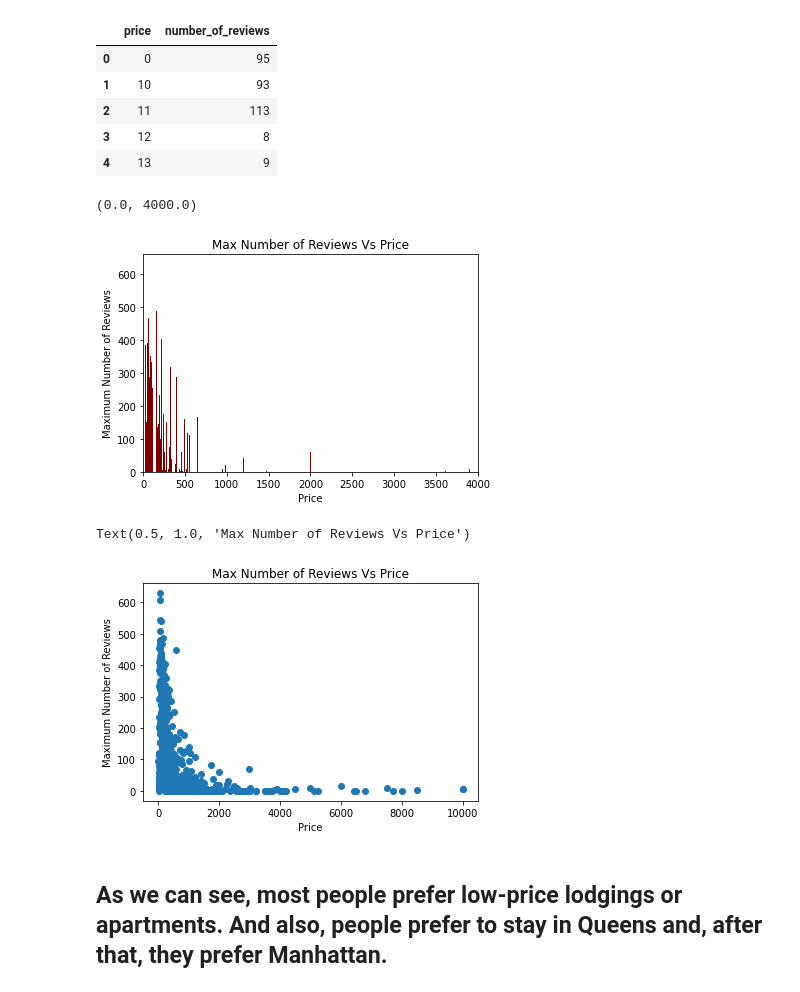
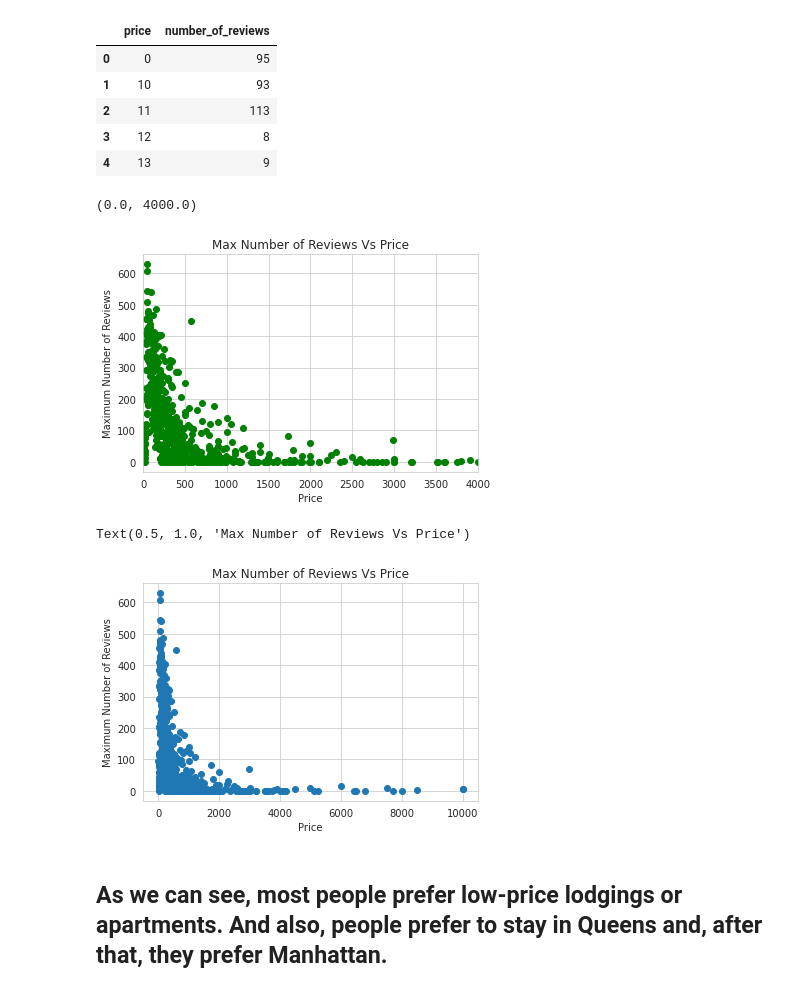
Before and after one commit to Kondasagar/EDA-on-Air_bnb-bookings, a Jupyter notebook: Vidyasagr_Airbnb_Bookings_Analysis_Capstone_Project.ipynb, the cells around one changed output. Cells and saved outputs as stored; diff of their text form; code cells hidden in the pictures.

```diff
--- a/Vidyasagr_Airbnb_Bookings_Analysis_Capstone_Project.ipynb
+++ b/Vidyasagr_Airbnb_Bookings_Analysis_Capstone_Project.ipynb
@@ -28,3 +25,10 @@ import matplotlib.pyplot as plt
+# %%
+# Importing visualization libraraies
+
+import seaborn as sns
+sns.set_style('whitegrid')
+import matplotlib.pyplot as plt
+%matplotlib inline
 # %% [markdown]
 **Mounting the google drive.**
 # %%
@@ -292,15 +296,15 @@ price_location.head()
 | 3 | 12 | 8 |
 | 4 | 13 | 9 |
 # %%
-plt.bar(price_location['price'], price_location['number_of_reviews'], color ='maroon')
+plt.scatter(price_location['price'], price_location['number_of_reviews'], color ='green')
 
 plt.xlabel("Price")
 plt.ylabel("Maximum Number of Reviews")
 plt.title("Max Number of Reviews Vs Price")
 plt.xlim([0, 4000])
 # %% [output]
 (0.0, 4000.0)
-[figure, old version]
+[figure, new version]
 # %%
 plt.scatter(price_location['price'],price_location['number_of_reviews'])
 
@@ -309,7 +313,7 @@ plt.ylabel("Maximum Number of Reviews")
 plt.title("Max Number of Reviews Vs Price")
 # %% [output]
 Text(0.5, 1.0, 'Max Number of Reviews Vs Price')
-[figure, old version]
+[figure, new version]
 # %% [markdown]
 ## As we can see, most people prefer low-price lodgings or apartments. And also, people prefer to stay in Queens and, after that, they prefer Manhattan.
 # %% [markdown]
```
Also changed, not shown: parts of 13 cells of this notebook.
